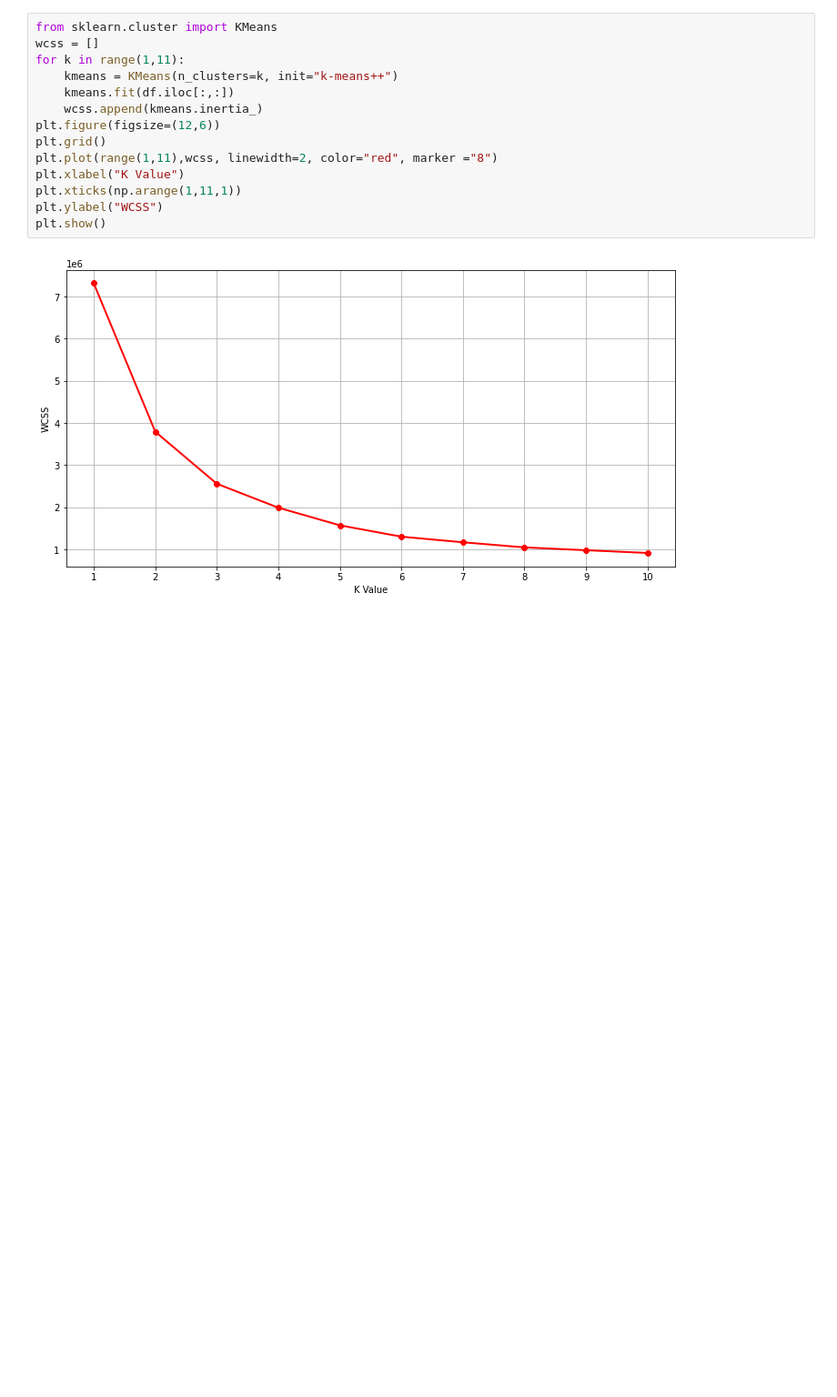
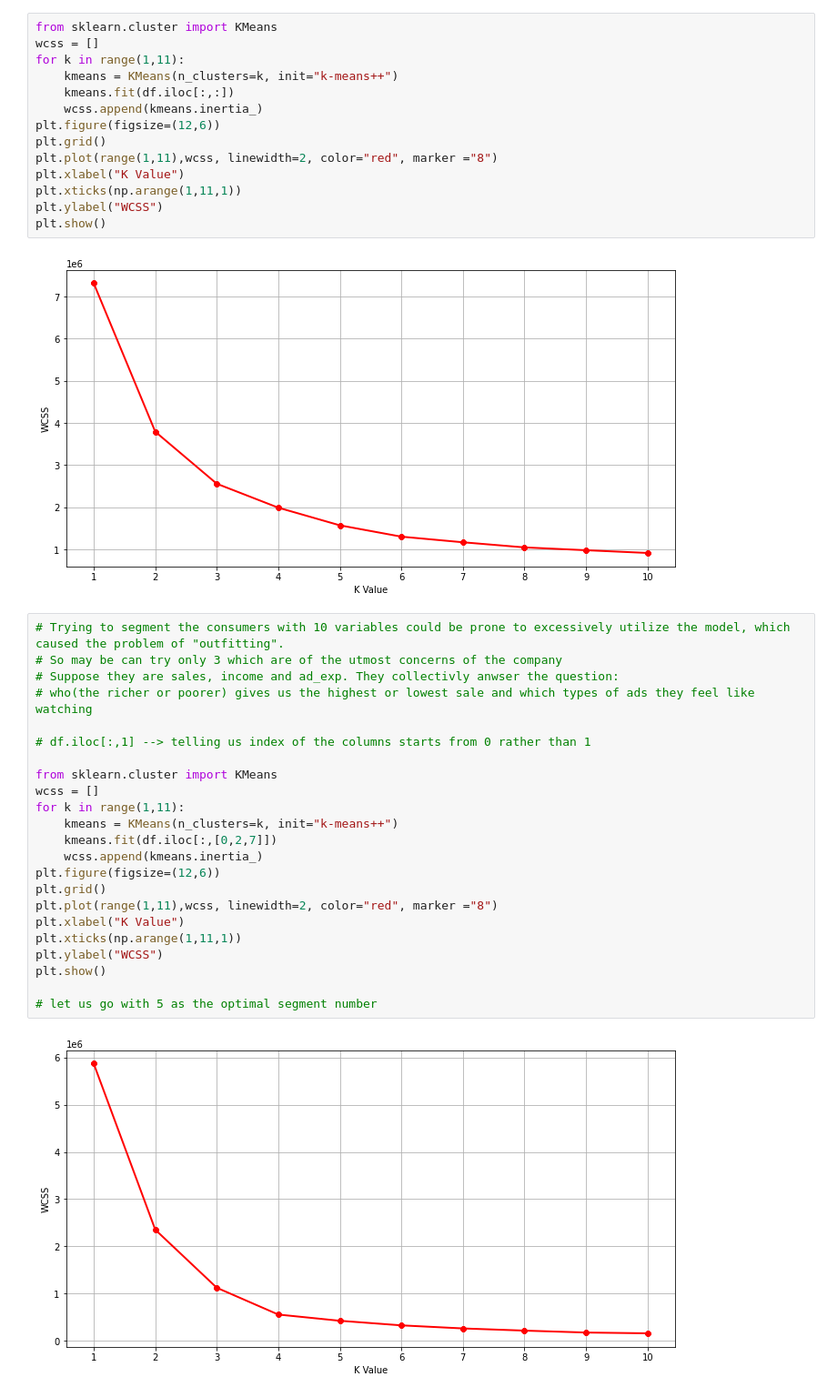
Before and after one commit to nasirxia/Analysis-Project-2022-Fall, a Jupyter notebook: ALP-2.ipynb, the cells around one changed output. Shown at 91% size. Saved outputs shown, nothing was run; the diff lists cells and outputs as text; blank space fills up the shorter version.

```diff
--- a/ALP-2.ipynb
+++ b/ALP-2.ipynb
@@ -266,3 +265,28 @@ plt.ylabel("WCSS")
 plt.show()
 # %% [output]
 [figure]
+# %%
+# Trying to segment the consumers with 10 variables could be prone to excessively utilize the model, which caused the problem of "outfitting".
+# So may be can try only 3 which are of the utmost concerns of the company
+# Suppose they are sales, income and ad_exp. They collectivly anwser the question:
+# who(the richer or poorer) gives us the highest or lowest sale and which types of ads they feel like watching
+
+# df.iloc[:,1] --> telling us index of the columns starts from 0 rather than 1
+
+from sklearn.cluster import KMeans
+wcss = []
+for k in range(1,11):
+    kmeans = KMeans(n_clusters=k, init="k-means++")
+    kmeans.fit(df.iloc[:,[0,2,7]])
+    wcss.append(kmeans.inertia_)
+plt.figure(figsize=(12,6))
+plt.grid()
+plt.plot(range(1,11),wcss, linewidth=2, color="red", marker ="8")
+plt.xlabel("K Value")
+plt.xticks(np.arange(1,11,1))
+plt.ylabel("WCSS")
+plt.show()
+
+# let us go with 5 as the optimal segment number
+# %% [output]
+[figure, added]
```
Also changed, not shown: parts of 5 cells of this notebook.
